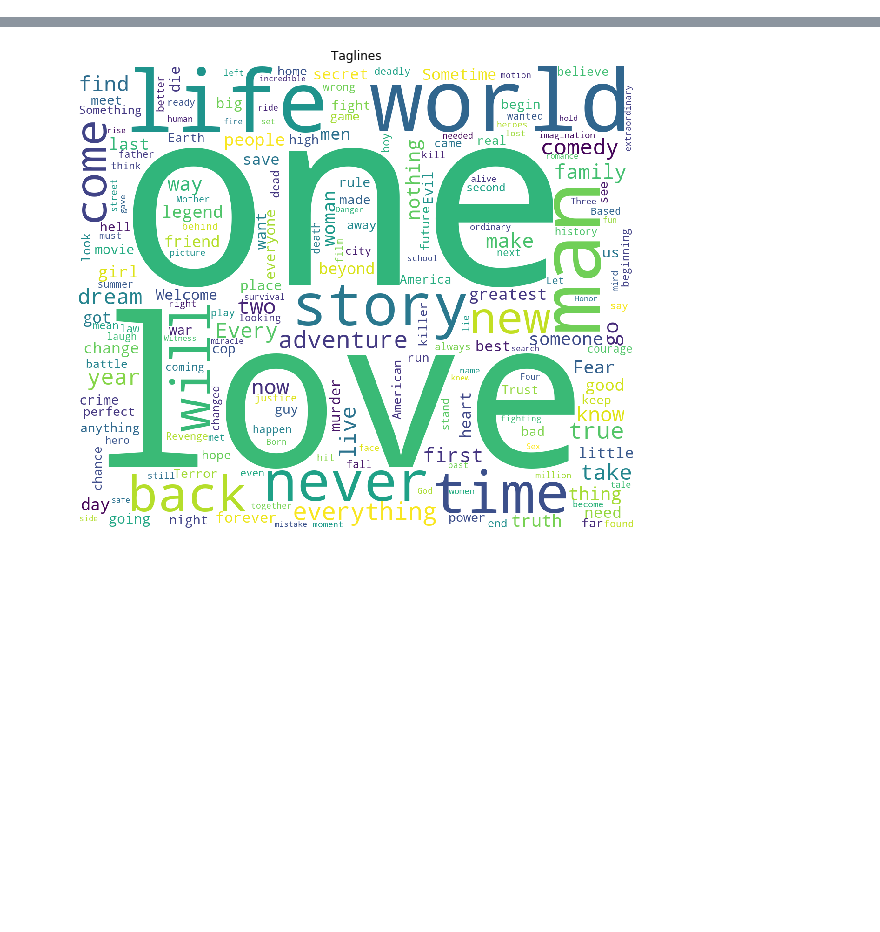
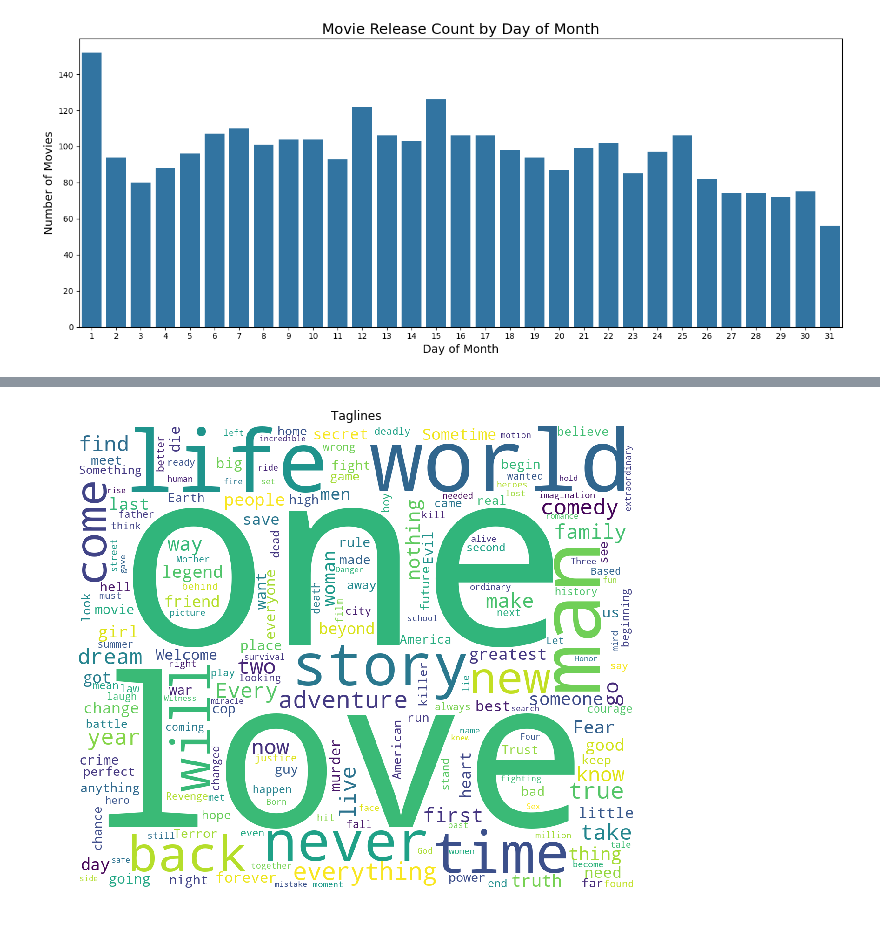
Before and after one commit to abhisingh007224/data-analysis, a Jupyter notebook: data-analysis.ipynb, the cells around one changed output, grey strips where cells are left out. Drawn from its saved outputs; the diff is of its cells as text; code cells hidden in the pictures; blank space fills up the shorter version.

```diff
--- a/data-analysis.ipynb
+++ b/data-analysis.ipynb
@@ -135,13 +647,0 @@ plt.show()
-# %%
-import ast
-dict_columns = ['belongs_to_collection', 'genres', 'production_companies',
-                'production_countries', 'spoken_languages', 'Keywords', 'cast', 'crew']
-
-def text_to_dict(df):
-    for column in dict_columns:
-        df[column] = df[column].apply(lambda x: {} if pd.isna(x) else ast.literal_eval(x) )
-    return df
-
-dfx = text_to_dict(train)
-for col in dict_columns:
-       train[col]=dfx[col]
@@ -154,0 +670,19 @@ plt.show()
+# %%
+day_counts = train['release_day'].value_counts().sort_index()
+
+plt.figure(figsize=(14,6))
+
+sns.barplot(
+    x=day_counts.index,
+    y=day_counts.values
+)
+
+plt.title("Movie Release Count by Day of Month", fontsize=18)
+plt.xlabel("Day of Month", fontsize=14)
+plt.ylabel("Number of Movies", fontsize=14)
+
+plt.xticks(rotation=0)
+plt.tight_layout()
+plt.show()
+# %% [output]
+[figure, added]
```
Also changed, not shown: parts of 60 cells of this notebook.
